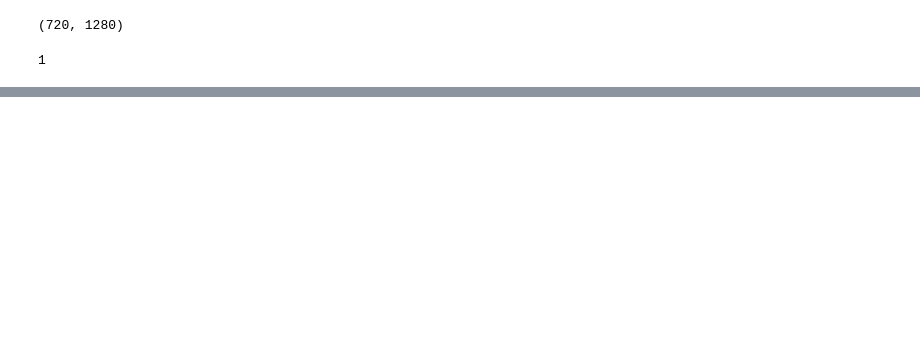
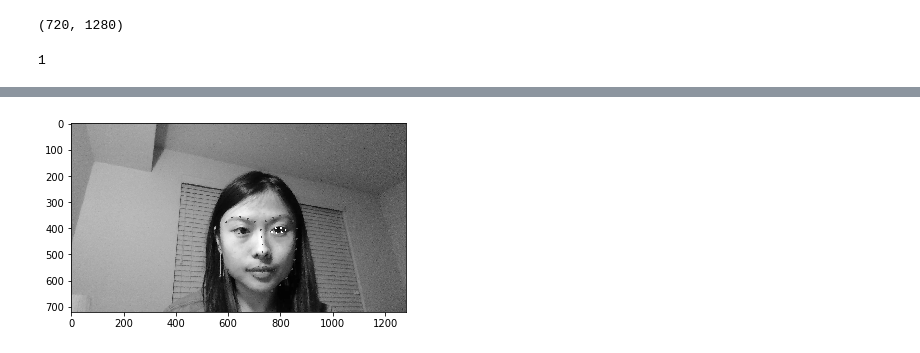
Before and after one commit to typedt/facial-emotion-recognition, a Jupyter notebook: notebooks/demo.ipynb, the cells around one changed output, grey strips where cells are left out. Saved outputs shown, nothing was run; the diff lists cells and outputs as text; code cells hidden in the pictures; blank space fills up the shorter version.

```diff
--- a/notebooks/demo.ipynb
+++ b/notebooks/demo.ipynb
@@ -12,6 +12,9 @@ gray = cv2.cvtColor(frame, cv2.COLOR_BGR2GRAY)
 
 # release the capture handle
 cap.release()
+# %%
+def reset_gray(frame):
+    return cv2.cvtColor(frame, cv2.COLOR_BGR2GRAY)
 # %%
 plt.imshow(gray, cmap='gray', vmin=0, vmax=255)
 plt.show()
@@ -46,0 +53,18 @@ landmarks = np.asarray([(shape.part(i).x, shape.part(i).y) for i in range(68)])
+# %%
+FACIAL_LANDMARKS_68_IDXS = OrderedDict([
+	("mouth", (48, 68)),
+	("inner_mouth", (60, 68)),
+	("right_eyebrow", (17, 22)),
+	("left_eyebrow", (22, 27)),
+	("right_eye", (36, 42)),
+	("left_eye", (42, 48)),
+	("nose", (27, 36)),
+	("jaw", (0, 17))
+])
+# %%
+# get left and right eye coordinates
+(lStart, lEnd) = FACIAL_LANDMARKS_68_IDXS["left_eye"]
+(rStart, rEnd) = FACIAL_LANDMARKS_68_IDXS["right_eye"]
+leftEyePts = landmarks[lStart:lEnd]
+rightEyePts = landmarks[rStart:rEnd]
+(leftEyePts, rightEyePts)
@@ -46,0 +84,8 @@ landmarks = np.asarray([(shape.part(i).x, shape.part(i).y) for i in range(68)])
+# %%
+gray = reset_gray(frame)
+for (x,y) in leftEyePts: #There are 68 landmark points on each face
+    cv2.circle(gray, (x, y), 1, 255, thickness=5)
+plt.imshow(gray, cmap='gray', vmin=0, vmax=255)
+plt.show()
+# %% [output]
+[figure, added]
```
Also changed, not shown: parts of 14 cells of this notebook, 2 other files.
